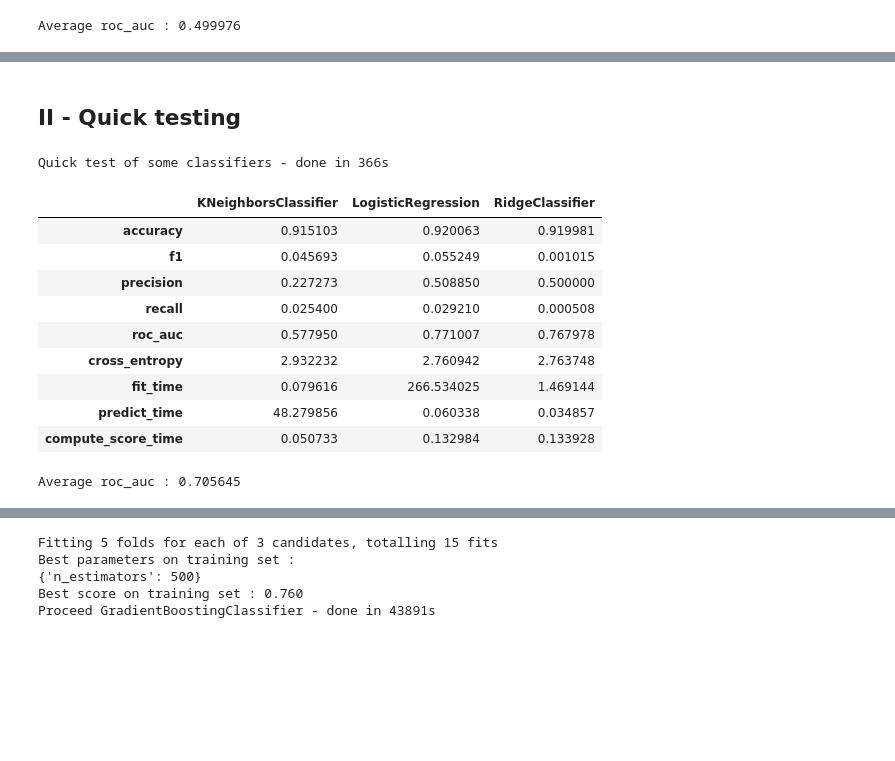
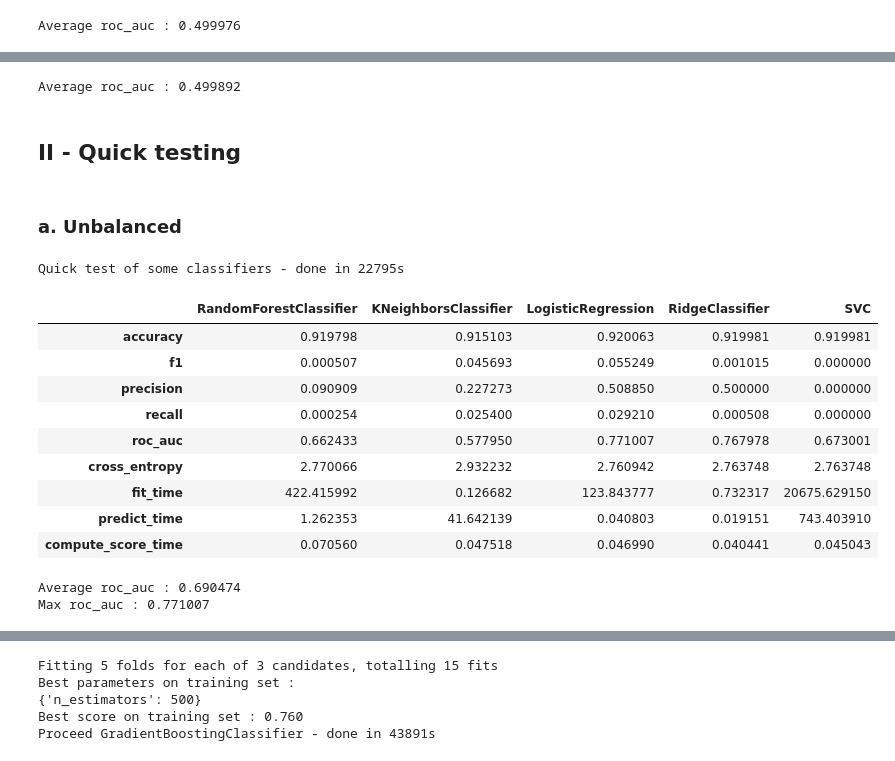
Before and after one commit to RobinPbt/P7-Openclassrooms, a Jupyter notebook: P7_modeling.ipynb, the cells around one changed output, grey strips where cells are left out. Cells and saved outputs as stored; diff of their text form; code cells hidden in the pictures; blank space fills up the shorter version.

Commit message:
Class balance and fine tuning

```diff
--- a/P7_modeling.ipynb
+++ b/P7_modeling.ipynb
@@ -252,40 +288,48 @@ Average roc_auc : 0.499976
+# %%
+print("Average roc_auc : {:.6f}".format(dummies_2.iloc[4].mean()))
+# %% [output]
+Average roc_auc : 0.499892
 # %% [markdown]
-## II - Quick testing <a class="anchor" id="15-bullet"></a>
+## II - Quick testing <a class="anchor" id="10-bullet"></a>
+# %% [markdown]
+### a. Unbalanced
 # %%
 # Test some models without hyperparameters optimization
 
 models_list = [
     # 'GradientBoostingClassifier',
-    # 'RandomForestClassifier',
+    'RandomForestClassifier',
     'KNeighborsClassifier',
     # 'GaussianProcessClassifier',
     'LogisticRegression',
     'RidgeClassifier',
     # 'SGDClassifier',
     # 'LinearSVC',
     # 'NuSVC',
-    ## 'SVC',
-    ## 'DecisionTreeClassifier'
+    'SVC',
+    # 'DecisionTreeClassifier'
 ]
 
 with timer("Quick test of some classifiers"):
-    quick_test_1 = quick_classifiers_test(x_train_pca, y_train, valid_size=0.2,
-                                          models_list=models_list, random_state=random_state, max_iter=10000, n_jobs=-1)
+    quick_test_1 = quick_classifiers_test(x_train_pca, y_train, valid_size=0.2,models_list=models_list,
+                                          random_state=random_state, max_iter=10000, n_jobs=-1, balance_class=False)
 
 quick_test_1
 # %% [output]
-Quick test of some classifiers - done in 366s
+Quick test of some classifiers - done in 22795s
-|  | KNeighborsClassifier | LogisticRegression | RidgeClassifier |
-| accuracy | 0.915103 | 0.920063 | 0.919981 |
-| f1 | 0.045693 | 0.055249 | 0.001015 |
-| precision | 0.227273 | 0.508850 | 0.500000 |
-| recall | 0.025400 | 0.029210 | 0.000508 |
-| roc_auc | 0.577950 | 0.771007 | 0.767978 |
-| cross_entropy | 2.932232 | 2.760942 | 2.763748 |
-| fit_time | 0.079616 | 266.534025 | 1.469144 |
-| predict_time | 48.279856 | 0.060338 | 0.034857 |
-| compute_score_time | 0.050733 | 0.132984 | 0.133928 |
+|  | RandomForestClassifier | KNeighborsClassifier | LogisticRegression | RidgeClassifier | SVC |
+| accuracy | 0.919798 | 0.915103 | 0.920063 | 0.919981 | 0.919981 |
+| f1 | 0.000507 | 0.045693 | 0.055249 | 0.001015 | 0.000000 |
+| precision | 0.090909 | 0.227273 | 0.508850 | 0.500000 | 0.000000 |
+| recall | 0.000254 | 0.025400 | 0.029210 | 0.000508 | 0.000000 |
+| roc_auc | 0.662433 | 0.577950 | 0.771007 | 0.767978 | 0.673001 |
+| cross_entropy | 2.770066 | 2.932232 | 2.760942 | 2.763748 | 2.763748 |
+| fit_time | 422.415992 | 0.126682 | 123.843777 | 0.732317 | 20675.629150 |
+| predict_time | 1.262353 | 41.642139 | 0.040803 | 0.019151 | 743.403910 |
+| compute_score_time | 0.070560 | 0.047518 | 0.046990 | 0.040441 | 0.045043 |
 # %%
 print("Average roc_auc : {:.6f}".format(quick_test_1.iloc[4].mean()))
+print("Max roc_auc : {:.6f}".format(quick_test_1.iloc[4].max()))
 # %% [output]
-Average roc_auc : 0.705645
+Average roc_auc : 0.690474
+Max roc_auc : 0.771007
```
Also changed, not shown: parts of 73 cells of this notebook, 1 other file.
